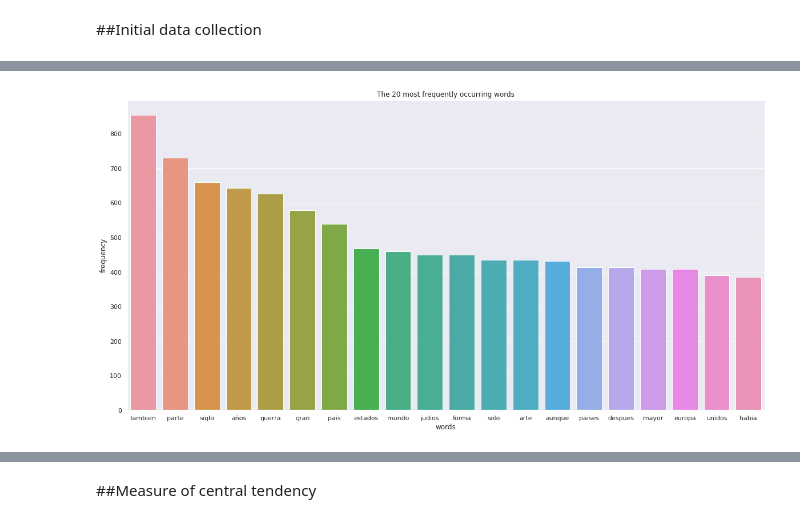
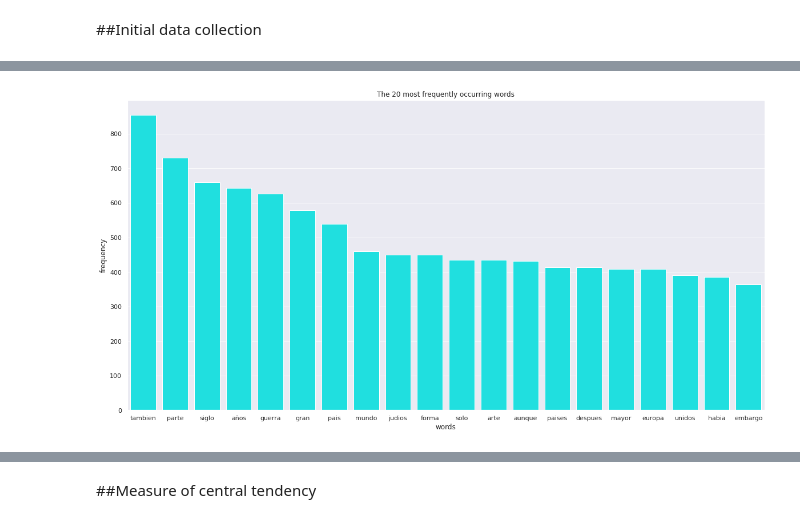
Before and after one commit to Carlosprimo/WordleGame_RetoSofka, a Jupyter notebook: Data_Understanding.ipynb, the cells around one changed output, grey strips where cells are left out. Saved outputs shown, nothing was run; the diff lists cells and outputs as text; code cells hidden in the pictures.

Commit message:
data understanding completed

```diff
--- a/Data_Understanding.ipynb
+++ b/Data_Understanding.ipynb
@@ -102,3 +74,35 @@ def words_extraction(text):
+# %%
+def words_extraction(text):
+
+  #Removing words containing more than two capital letters.
+  text = re.sub(r"[A-ZÑ]\w*[A-ZÑ]\w*",' ', text)
+
+  #Updating uppercase letters to lowercase.
+  text = text.lower()
+
+  #Removing accents from words.
+  text = normalize(text)
+
+  #Eliminating words that do not belong to the Spanish alphabet.
+  text = re.sub(r'[^a-zA-ZÑñ]+',' ',text)
+
+  #Removing punctuation marks.
+  text = re.sub(r'[^\w+\s]',' ',text)
+
+  #Removing the underscore.
+  text = re.sub(r'[\_]',' ',text)
+
+  #Removing \t, \n, \u200b charactesr in the text.
+  text = re.sub(r'\t|\n|\u200b',' ', text)
+
+  #Eliminating words that are stopwords or have a length of less than three.
+  word_list = []
+  for word in text.split():
+    if not word in stopword_list and len(word) > 3:
+      word_list.append(word)
+  text = " ".join(word_list)
+
+  return text.split()
 # %%
 #Variable where all words are stored.
 processed_text = []
@@ -544,15 +548,15 @@ The number of words extracted from the data source was 32487 words
 # %%
 counter = collections.Counter(processed_text)
 
 the_20_most_frequently_occurring_words = pd.DataFrame()
 the_20_most_frequently_occurring_words[["words","frequency"]] = pd.DataFrame(counter.most_common()[:20])
 
 sns.set(rc={'figure.figsize':(20,10)})
 plt.title("The 20 most frequently occurring words")
-sns.barplot(x="words",y="frequency",data=the_20_most_frequently_occurring_words)
+sns.barplot(x="words",y="frequency",data=the_20_most_frequently_occurring_words, color="cyan")
 plt.show()
 # %% [output]
-[figure, old version]
+[figure, new version]
 # %%
 extracted_words =  copy.deepcopy(processed_text)
 processed_text = list(set(processed_text))
```
Also changed, not shown: parts of 49 cells of this notebook.
